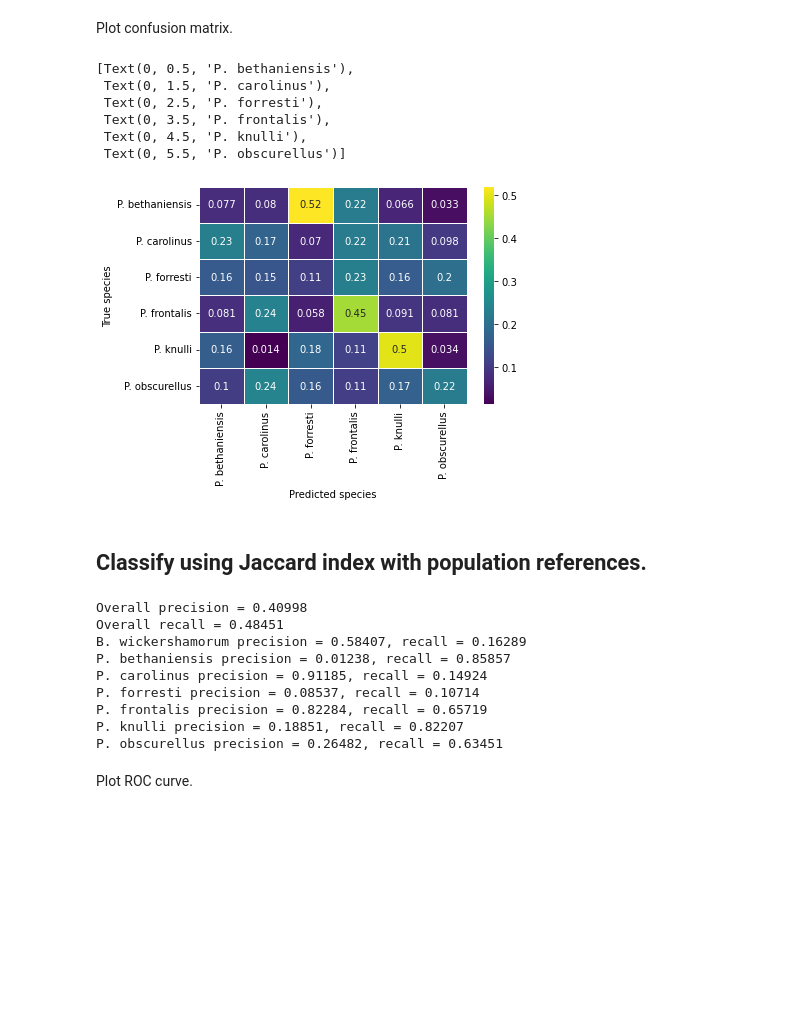
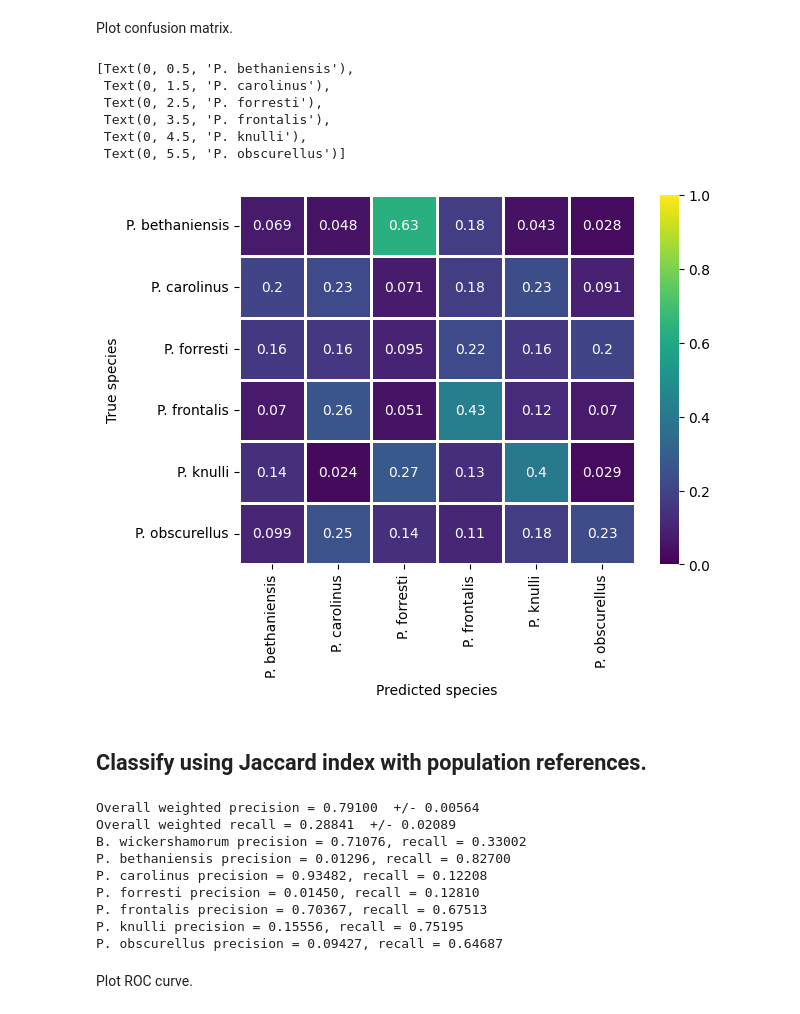
Before and after one commit to peleg-lab/FireflyClassification, a Jupyter notebook: signal_processing_notebooks/jaccardIndex.ipynb, the cells around one changed output. Cells and saved outputs as stored; diff of their text form; code cells hidden in the pictures; blank space fills up the shorter version.

```diff
--- a/signal_processing_notebooks/jaccardIndex.ipynb
+++ b/signal_processing_notebooks/jaccardIndex.ipynb
@@ -14,7 +14,7 @@ from jaccard_index import *
 Load binary sequence data, labels, and literature references.
 # %%
 # load data
-df_path = '../data/real_data/flash_pattern_data.csv'
+df_path = '../data/real_data/flash_sequence_data.csv'
 df = pd.read_csv(df_path, delimiter=',')
 # keep only samples with number of flashes > 1
 df = df.loc[df['num_flashes'] > 1].reset_index(drop=True)
@@ -35,7 +35,7 @@ for l in open('../data/literature_sequences_6.csv'):
 # %% [markdown]
 ## Classify using Jaccard index with literature references.
 # %%
-acc, prec, rec, conf_mat, y_true, y_pred, y_score, metrics = jaccardLit(df, literature_sequences, literature_labels, 1)
-print('Precision =',prec)
-print('Recall =',rec)
+acc, prec, rec, prec_weighted, rec_weighted, conf_mat, y_true, y_pred, y_score, metrics = jaccardLit(df, literature_sequences, literature_labels, 1)
+print('Weighted precision =', prec_weighted)
+print('Weighted Recall =', rec_weighted)
 # %% [output]
@@ -88,19 +85,19 @@ plt.show()
 Plot confusion matrix.
 # %%
 fig,ax = plt.subplots()
-sns.heatmap(conf_mat, linewidths=1, cmap='viridis', ax=ax, annot=True, fmt='.2g')
+sns.heatmap(conf_mat, linewidths=1, cmap='viridis', ax=ax, annot=True, fmt='.2g' , vmin=0, vmax=1)
 ax.set_ylabel('True species')
 ax.set_xlabel('Predicted species')
 ax.set_xticklabels(spec_labels[1:], rotation=90)
 ax.set_yticklabels(spec_labels[1:], rotation=0)
 # %% [output]
 [Text(0, 0.5, 'P. bethaniensis'),
  Text(0, 1.5, 'P. carolinus'),
  Text(0, 2.5, 'P. forresti'),
  Text(0, 3.5, 'P. frontalis'),
  Text(0, 4.5, 'P. knulli'),
  Text(0, 5.5, 'P. obscurellus')]
-[figure, old version]
+[figure, new version]
 # %%
 # Optional: pickle the output
 import pickle
@@ -126,19 +125,19 @@ accs, precs, recs, conf_mat, y_true, y_pred, y_score, precs_sp, recs_sp = jaccar
 # %%
 spec_labels=['B. wickershamorum', 'P. bethaniensis', 'P. carolinus', 'P. forresti', 'P. frontalis', 'P. knulli', 'P. obscurellus']
-print('Overall precision = {0:2.5f}'.format(np.mean(precs)))
-print('Overall recall = {0:2.5f}'.format(np.mean(recs)))
+print('Overall weighted precision = {0:2.5f}'.format(np.mean(precs_weighted)), ' +/- {0:2.5f}'.format(np.std(precs_weighted)))
+print('Overall weighted recall = {0:2.5f}'.format(np.mean(recs_weighted)), ' +/- {0:2.5f}'.format(np.std(recs_weighted)))
 for i in range(len(spec_labels)):
     print('{0} precision = {1:2.5f}, recall = {2:2.5f}'.format(spec_labels[i], np.mean(precs_sp[i]), np.mean(recs_sp[i])))
 # %% [output]
-Overall precision = 0.40998
-Overall recall = 0.48451
-B. wickershamorum precision = 0.58407, recall = 0.16289
-P. bethaniensis precision = 0.01238, recall = 0.85857
-P. carolinus precision = 0.91185, recall = 0.14924
-P. forresti precision = 0.08537, recall = 0.10714
-P. frontalis precision = 0.82284, recall = 0.65719
-P. knulli precision = 0.18851, recall = 0.82207
-P. obscurellus precision = 0.26482, recall = 0.63451
+Overall weighted precision = 0.79100  +/- 0.00564
+Overall weighted recall = 0.28841  +/- 0.02089
+B. wickershamorum precision = 0.71076, recall = 0.33002
+P. bethaniensis precision = 0.01296, recall = 0.82700
+P. carolinus precision = 0.93482, recall = 0.12208
+P. forresti precision = 0.01450, recall = 0.12810
+P. frontalis precision = 0.70367, recall = 0.67513
+P. knulli precision = 0.15556, recall = 0.75195
+P. obscurellus precision = 0.09427, recall = 0.64687
 # %% [markdown]
 Plot ROC curve.
 # %%
```
Also changed, not shown: parts of 10 cells of this notebook, 8 other files.
